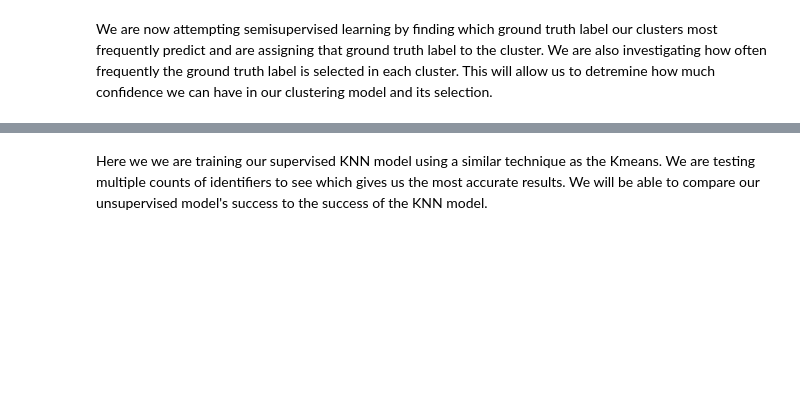
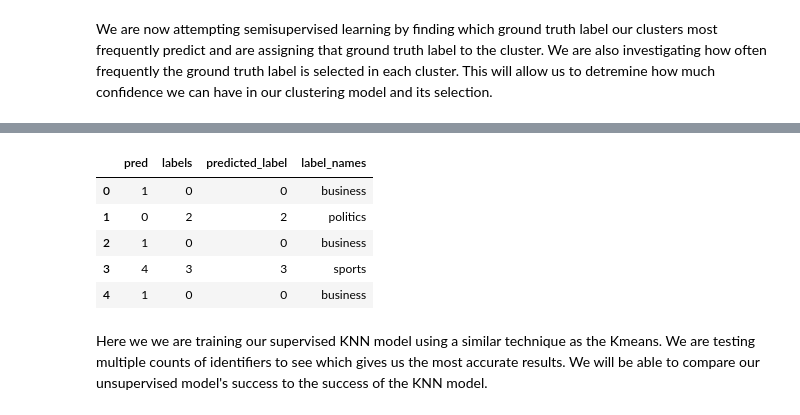
Before and after one commit to kthoward/Thinkful, a Jupyter notebook: _Updated_NLP-Copy2.ipynb, the cells around one changed output, grey strips where cells are left out. Saved outputs shown, nothing was run; the diff lists cells and outputs as text; code cells hidden in the pictures; blank space fills up the shorter version.

```diff
--- a/_Updated_NLP-Copy2.ipynb
+++ b/_Updated_NLP-Copy2.ipynb
@@ -371,3 +476,14 @@ df_w2v.head()
+# %%
+label_names_test = generate_label_names(df_w2v_test)
+df_w2v_test['label_names'] = label_names_test
+df_w2v_test.head()
+# %% [output]
+|  | pred | labels | predicted_label | label_names |
+| 0 | 1 | 0 | 0 | business |
+| 1 | 0 | 2 | 2 | politics |
+| 2 | 1 | 0 | 0 | business |
+| 3 | 4 | 3 | 3 | sports |
+| 4 | 1 | 0 | 0 | business |
 # %% [markdown]
 Here we we are training our supervised KNN model using a similar technique as the Kmeans. We are testing multiple counts of identifiers to see which gives us the most accurate results. We will be able to compare our unsupervised model's success to the success of the KNN model.
 # %%
```
Also changed, not shown: parts of 30 cells of this notebook.
